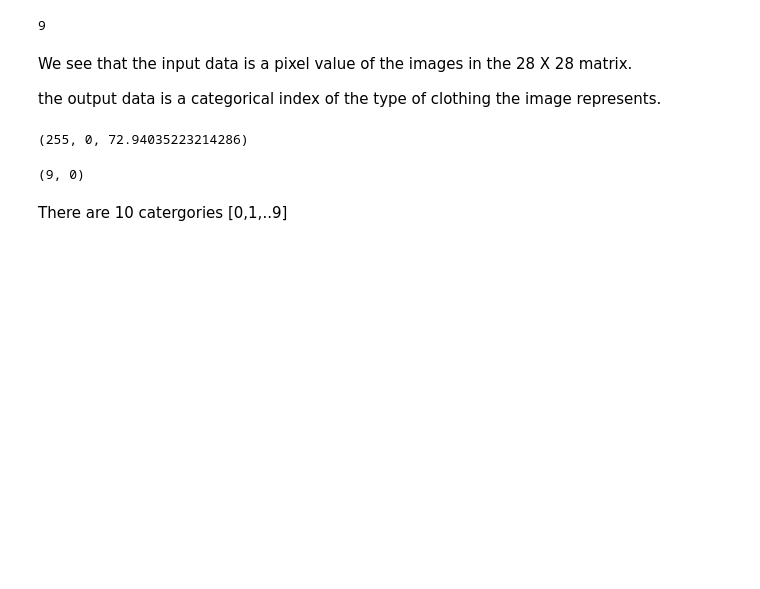
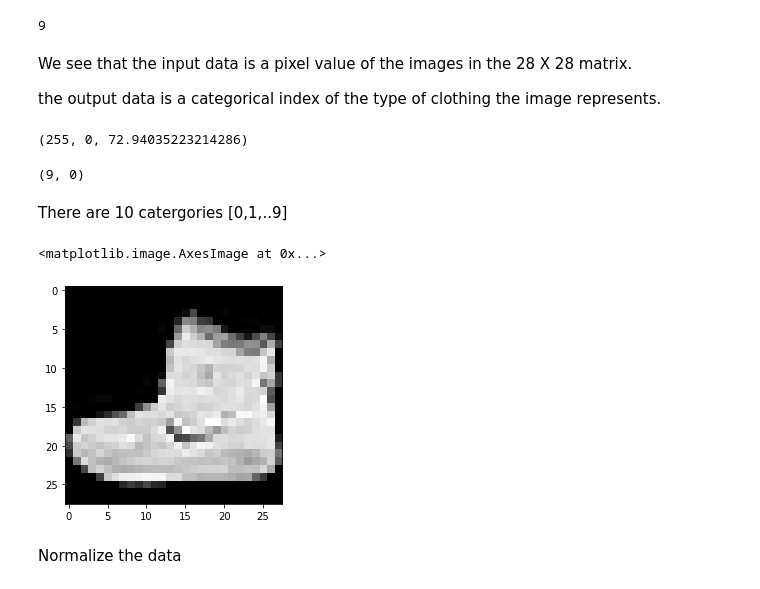
Before and after one commit to sowmyarajesh/ML_ANN, a Jupyter notebook: ANN_Classification.ipynb, the cells around one changed output. Cells and saved outputs as stored; diff of their text form; code cells hidden in the pictures; blank space fills up the shorter version.

```diff
--- a/ANN_Classification.ipynb
+++ b/ANN_Classification.ipynb
@@ -63,0 +77,7 @@ There are 10 catergories [0,1,..9]
+# %%
+plt.imshow(x_train[0], cmap='gray')
+# %% [output]
+<matplotlib.image.AxesImage at 0x...>
+[figure, added]
+# %% [markdown]
+Normalize the data
```
Also changed, not shown: parts of 26 cells of this notebook.
